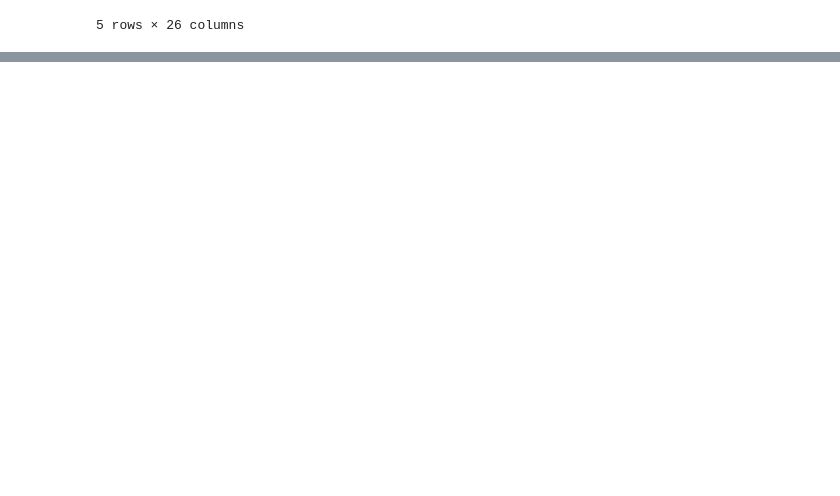
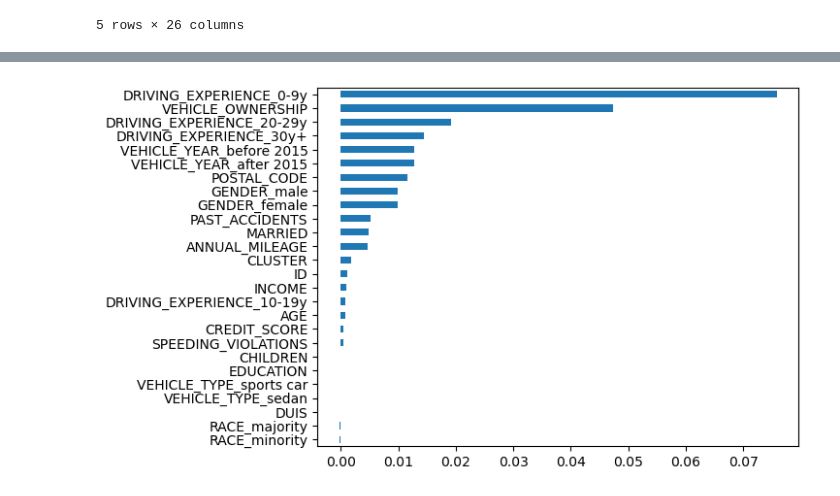
Before and after one commit to carlolopez03/Car-Insurance-Data, a Jupyter notebook: Car Insurance ML.ipynb, the cells around one changed output, grey strips where cells are left out. Cells and saved outputs as stored; diff of their text form; code cells hidden in the pictures; blank space fills up the shorter version.

```diff
--- a/Car Insurance ML.ipynb
+++ b/Car Insurance ML.ipynb
@@ -471,3 +493,7 @@ X_test_scaled.head()
 | 4742 | 0.689749 | 0.004001 | 0.657149 | -0.987281 | -1.505979 | -0.504958 | 0.857979 | ... |
 | 4521 | -1.159992 | 1.303174 | 0.657149 | 1.012883 | 0.664020 | -0.504958 | -0.609357 | ... |
 5 rows × 26 columns
+# %%
+#Fitting logistic regression for kmeans model
+kmeans_log_reg = LogisticRegression(random_state=42)
+kmeans_log_reg.fit(X_train_scaled, y_train)
@@ -473,0 +530,6 @@ X_test_scaled.head()
+# %%
+#Finding important features from  model
+kmeans_importances = permutation_importance(kmeans_log_reg, X_train_scaled, y_train)
+
+X_train_imp = pd.Series(importances['importances_mean'], index=kmeans_log_reg.feature_names_in_)
+X_train_imp.sort_values(ascending=False)
@@ -473,0 +554,4 @@ X_test_scaled.head()
+# %%
+X_train_imp.sort_values().plot(kind='barh');
+# %% [output]
+[figure, added]
```
Also changed, not shown: parts of 32 cells of this notebook.
